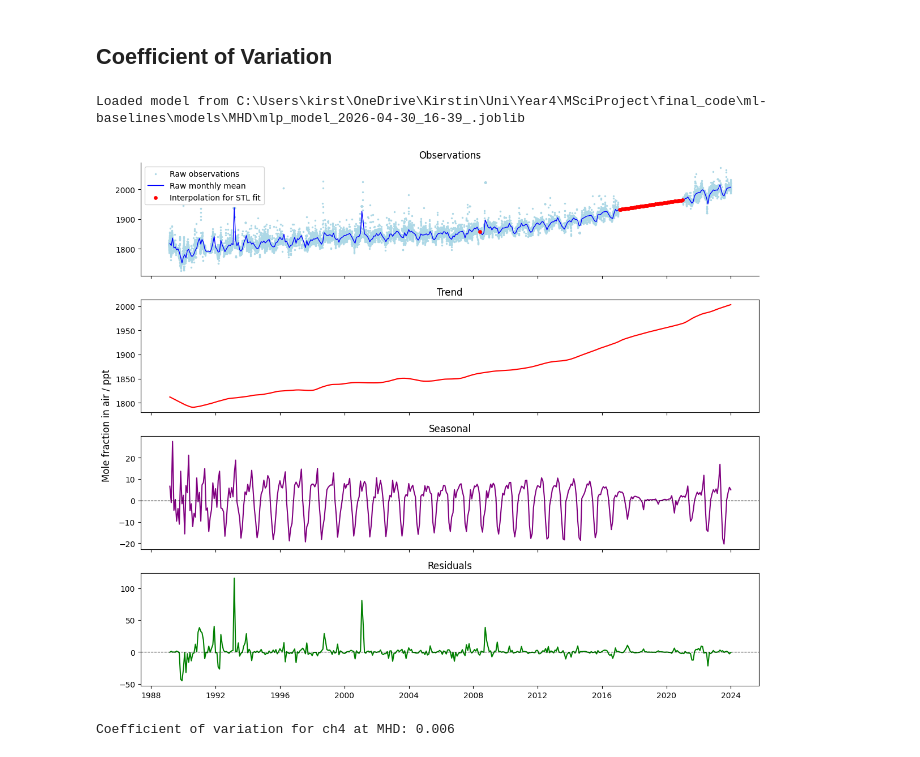
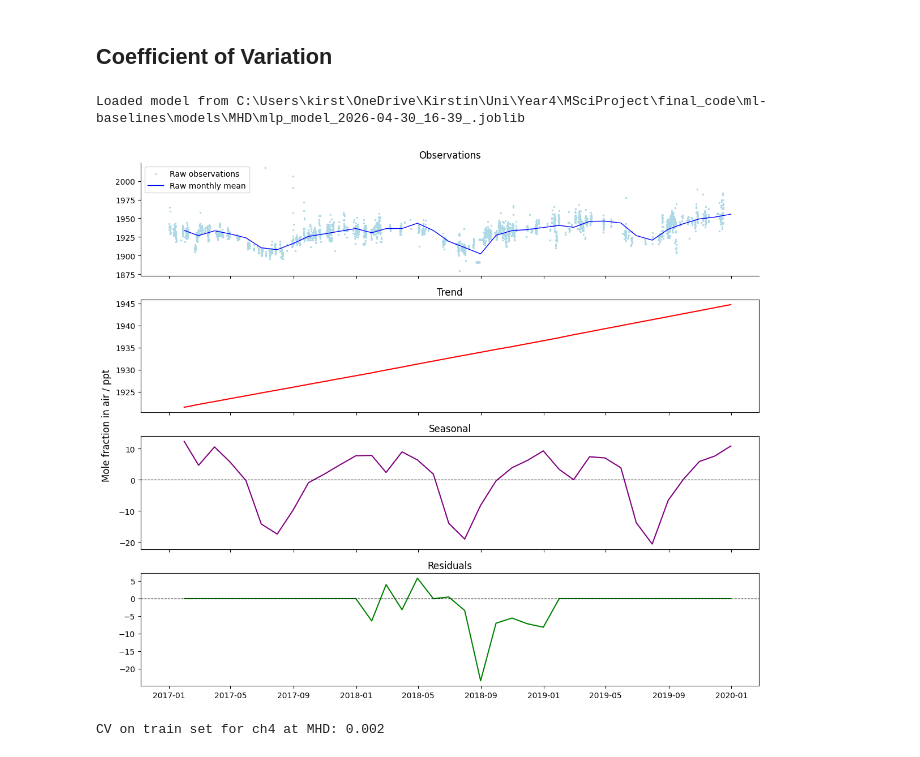
Before and after one commit to openghg/ml-baselines, a Jupyter notebook: notebooks/additional_eval.ipynb, the cells around one changed output. Drawn from its saved outputs; the diff is of its cells as text; code cells hidden in the pictures.

Commit message:
added set functionality in calculate_true_baseline_cv with train as default

```diff
--- a/notebooks/additional_eval.ipynb
+++ b/notebooks/additional_eval.ipynb
@@ -31,28 +30,28 @@ warnings.filterwarnings("ignore")
 # %%
 # explore one species
 site = 'MHD'
 species = 'ch4'
 model_type = cfg.model_type
 
 model, extra_info = model, extra_info = load_baseline_model(site, model_type, timestamp=None, suffix=None)
 scaler = extra_info['scaler']
 threshold = extra_info['model_inputs']['prediction_threshold']
 y, y_pred, y_proba, ymetrics = predict_baselines(site=site,
                                                 model=model,
                                                 scaler=scaler,
-                                                prediction_mode="test",
+                                                prediction_mode="full",
                                                 prediction_threshold=threshold,
                                                 return_proba=True,
                                                 verbose=False)
 
 df_agage = read_agage(site, species.lower(), start_year=cfg.testing_period[site][0], end_year=cfg.testing_period[site][1])
 labelled_obs_species = BaselineLabelledObservations(y, y_pred, df_agage, species=species, site=site, y_proba=y_proba)
-labelled_obs_species.calculate_true_baseline_cv(remove_seasonality=True, plot_stl=True, verbose=False) # plot seasonality decomposition as sanity check
-print(f"Coefficient of variation for {species} at {site}: {labelled_obs_species.baseline_cv['cv']:.3f}")
+labelled_obs_species.calculate_true_baseline_cv(eval_mode="train", remove_seasonality=True, plot_stl=True, verbose=False) # plot seasonality decomposition as sanity check
+print(f"CV on {labelled_obs_species.baseline_cv['eval_mode']} set for {species} at {site}: {labelled_obs_species.baseline_cv['cv']:.3f}")
 # %% [output]
 Loaded model from C:\Users\kirst\OneDrive\Kirstin\Uni\Year4\MSciProject\final_code\ml-baselines\models\MHD\mlp_model_2026-04-30_16-39_.joblib
-[figure, old version]
+[figure, new version]
-Coefficient of variation for ch4 at MHD: 0.006
+CV on train set for ch4 at MHD: 0.002
 # %%
 # loop through sites and species
 sites = list(cfg.site_dict.keys())
```
Also changed, not shown: parts of 2 cells of this notebook, 1 other file.
